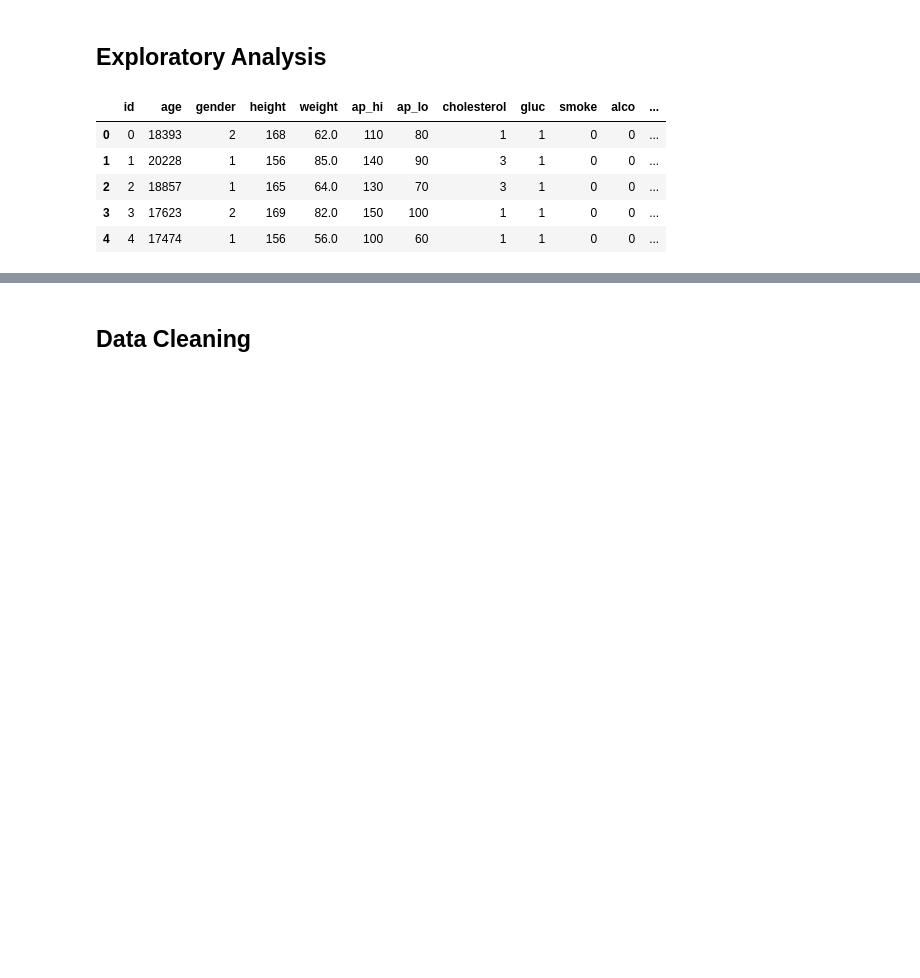
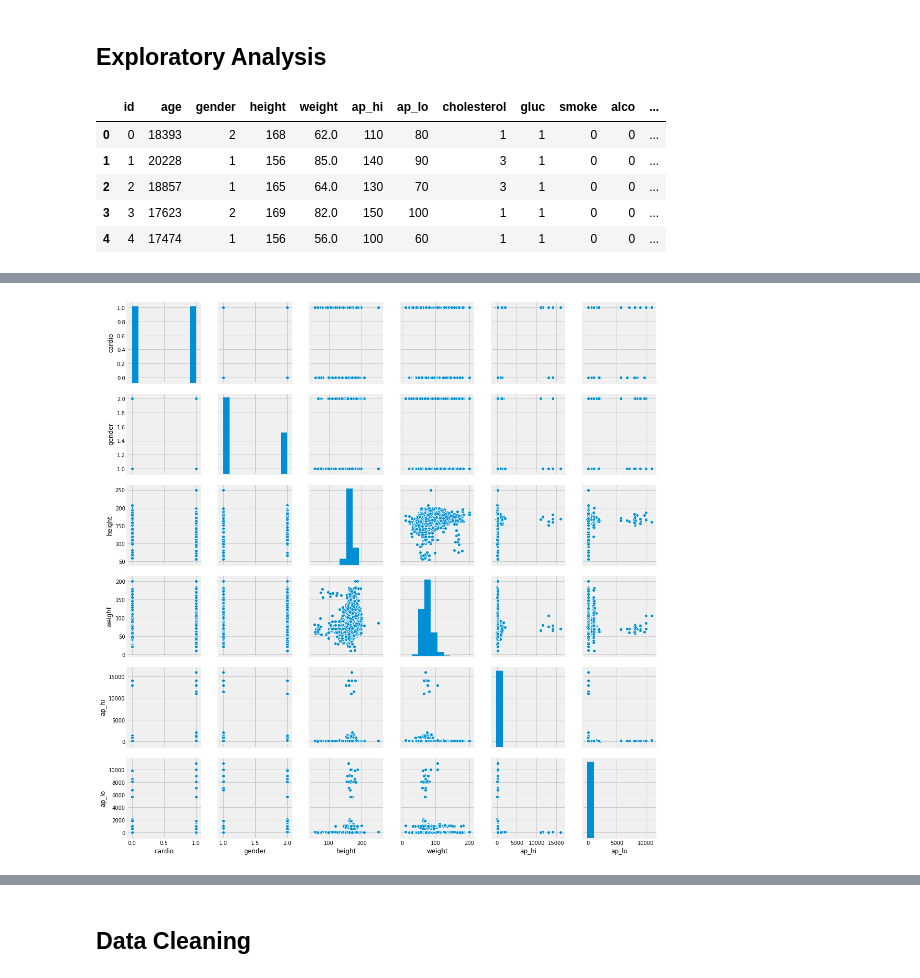
Before and after one commit to Princess-1/ds-3-project, a Jupyter notebook: Module 3 Final Project - Cardiovascular Disease.ipynb, the cells around one changed output, grey strips where cells are left out. Saved outputs shown, nothing was run; the diff lists cells and outputs as text; code cells hidden in the pictures; blank space fills up the shorter version.

```diff
--- a/Module 3 Final Project - Cardiovascular Disease.ipynb
+++ b/Module 3 Final Project - Cardiovascular Disease.ipynb
@@ -66,0 +65,5 @@ sns.pairplot(df[['age', 'cardio']]);
+# %%
+# comparing the relationship between people who have/not have cardiovascualar disease amongst a certain feature.
+sns.pairplot(df[['cardio', 'gender', 'height', 'weight', 'ap_hi', 'ap_lo']]);
+# %% [output]
+[figure, added]
```
Also changed, not shown: parts of 16 cells of this notebook.
